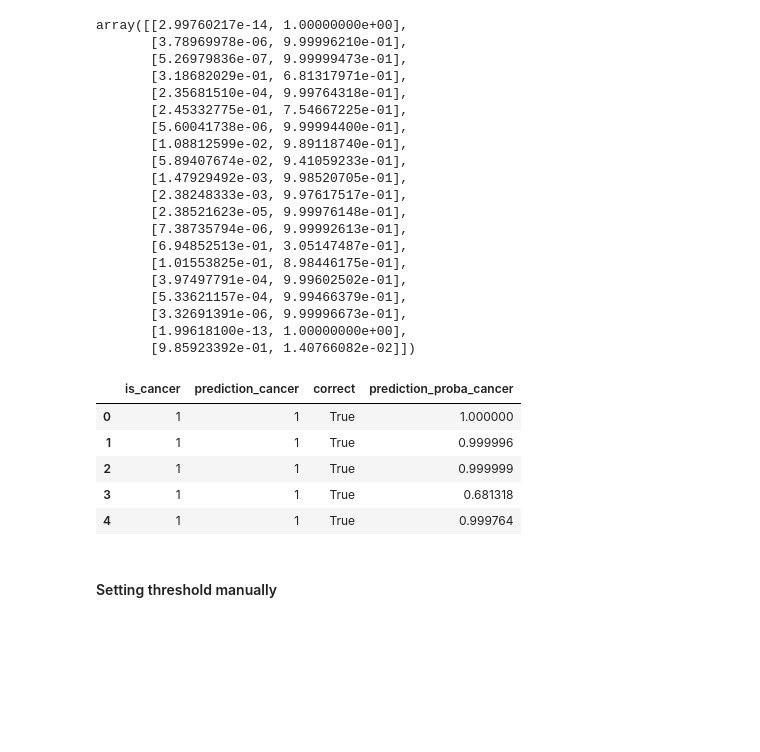
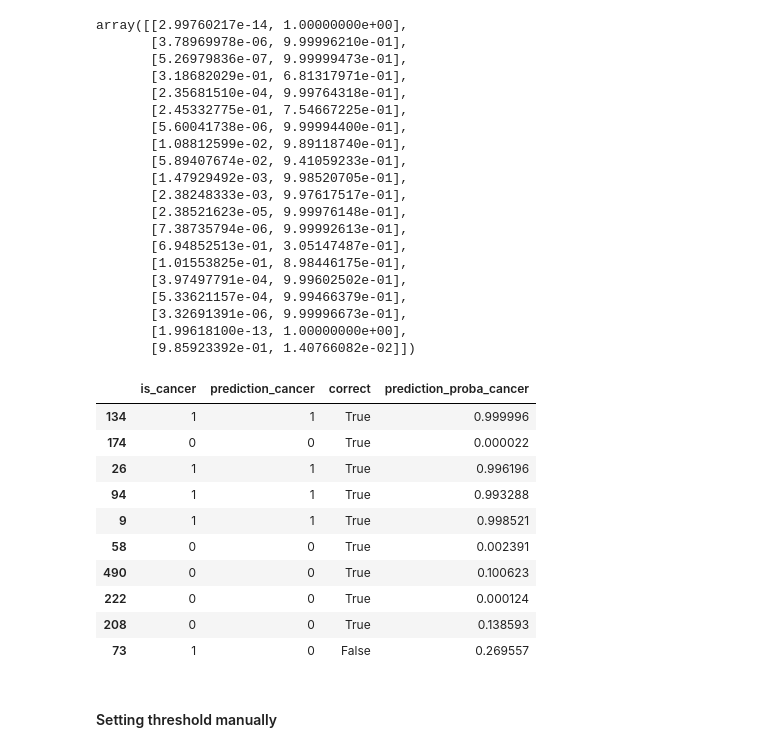
Before and after one commit to sheriffff/teaching-ironhack-data-madrid-2020, a Jupyter notebook: week_07/03-classification.ipynb, the cells around one changed output. Drawn from its saved outputs; the diff is of its cells as text; code cells hidden in the pictures; blank space fills up the shorter version.

```diff
--- a/week_07/03-classification.ipynb
+++ b/week_07/03-classification.ipynb
@@ -345,15 +338,20 @@ array([[2.99760217e-14, 1.00000000e+00],
 df3["prediction_proba_cancer"] = log.predict_proba(X)[:, 1]
 # %%
 df3b["prediction_proba_cancer"] = df3.prediction_proba_cancer
-# %%
-df3b.head()
-# %% [output]
-|  | is_cancer | prediction_cancer | correct | prediction_proba_cancer |
-| 0 | 1 | 1 | True | 1.000000 |
-| 1 | 1 | 1 | True | 0.999996 |
-| 2 | 1 | 1 | True | 0.999999 |
-| 3 | 1 | 1 | True | 0.681318 |
-| 4 | 1 | 1 | True | 0.999764 |
+# %%
+df3b.sample(10)
+# %% [output]
+|  | is_cancer | prediction_cancer | correct | prediction_proba_cancer |
+| 134 | 1 | 1 | True | 0.999996 |
+| 174 | 0 | 0 | True | 0.000022 |
+| 26 | 1 | 1 | True | 0.996196 |
+| 94 | 1 | 1 | True | 0.993288 |
+| 9 | 1 | 1 | True | 0.998521 |
+| 58 | 0 | 0 | True | 0.002391 |
+| 490 | 0 | 0 | True | 0.100623 |
+| 222 | 0 | 0 | True | 0.000124 |
+| 208 | 0 | 0 | True | 0.138593 |
+| 73 | 1 | 0 | False | 0.269557 |
 # %% [markdown]
 #### Setting threshold manually
 # %% [markdown]
```
Also changed, not shown: parts of 26 cells of this notebook.
